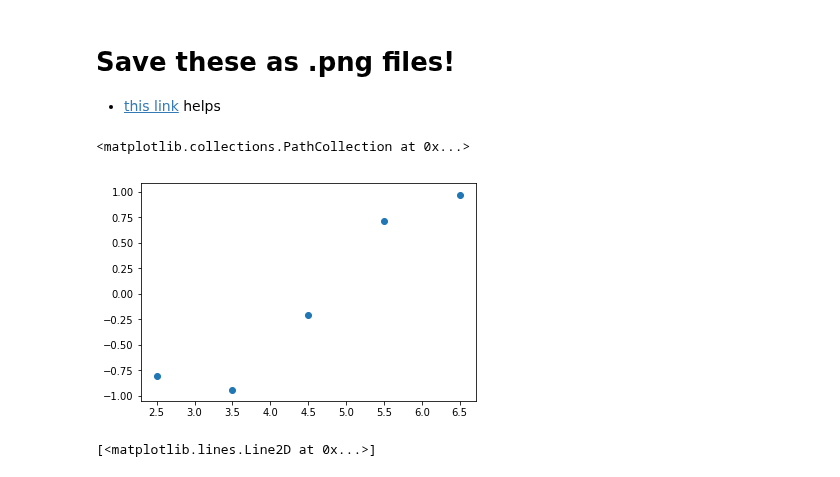
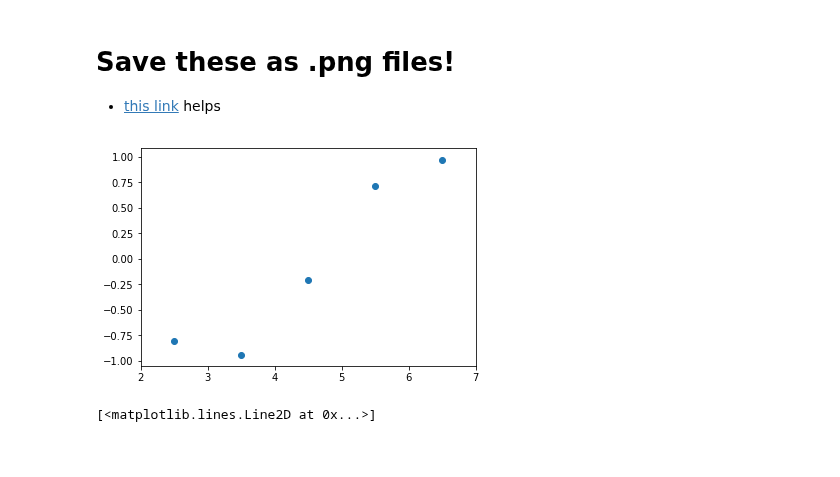
Before and after one commit to collinprather/Big-Data-Ignite-2018, a Jupyter notebook: Figures/figures.ipynb, the cells around one changed output. Saved outputs shown, nothing was run; the diff lists cells and outputs as text; code cells hidden in the pictures.

Commit message:
exporting graphs as .png

```diff
--- a/Figures/figures.ipynb
+++ b/Figures/figures.ipynb
@@ -9,14 +8,14 @@ from sklearn.linear_model import LinearRegression
 # %%
 x = np.array([[2.5, -.801],
                [3.5, -.9365],
                [4.5, -.212],
               [5.5, .71],
                [6.5, .971]])
 plt.scatter(x[:,0], x[:,1])
-#plt.xlim(2,7)
+plt.xlim(2,7)
+plt.savefig('data_to_fit.png')
 # %% [output]
-<matplotlib.collections.PathCollection at 0x...>
-[figure, old version]
+[figure, new version]
 # %%
 fig, (ax1, ax2) = plt.subplots(1,2, figsize=(12,5))
 
```
Also changed, not shown: parts of 3 cells of this notebook, 5 other files.
